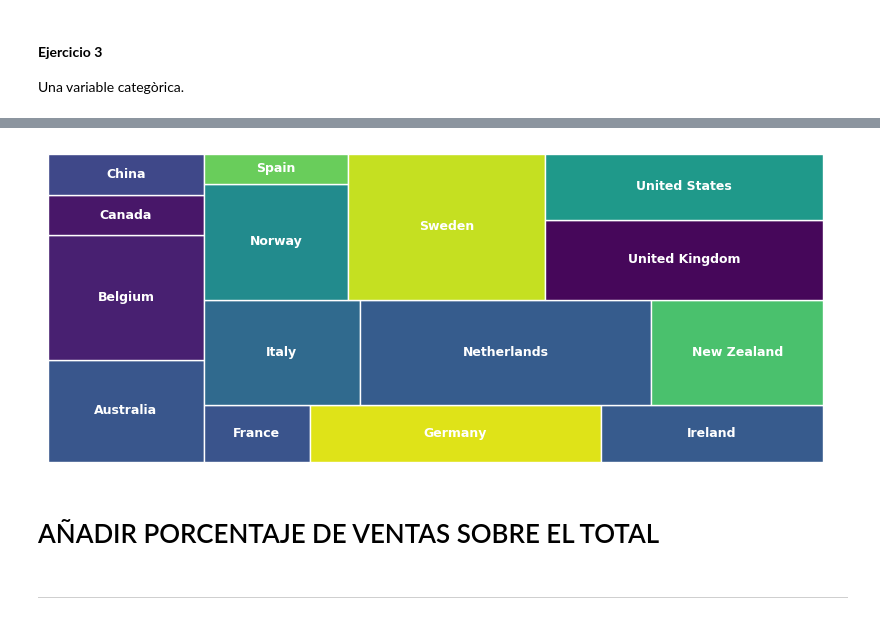
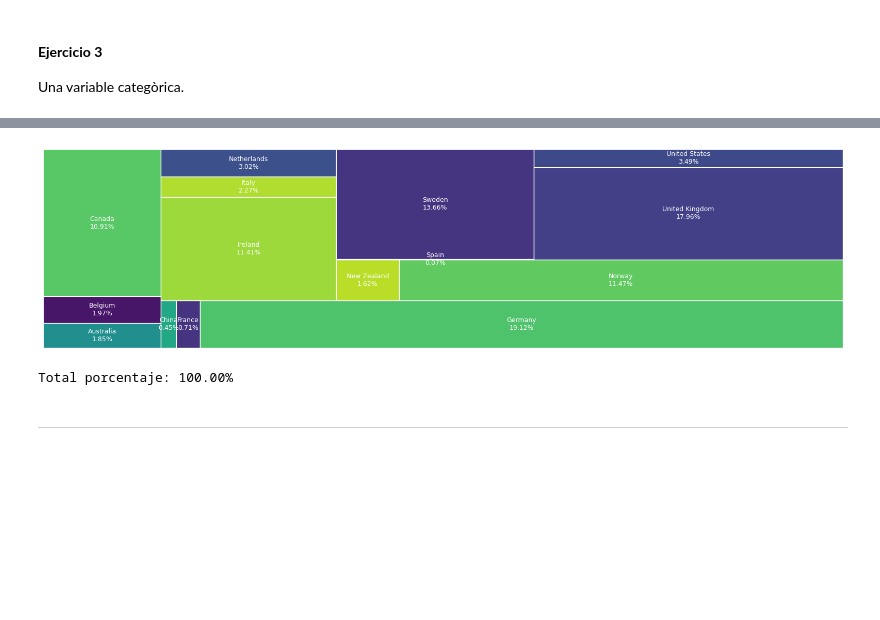
Before and after one commit to Muriburu/ITAcademy, a Jupyter notebook: Sprint 8 - Visualitzacions en Python Scripts en Power BI/Tarea S801.ipynb, the cells around one changed output, grey strips where cells are left out. Cells and saved outputs as stored; diff of their text form; code cells hidden in the pictures; blank space fills up the shorter version.

```diff
--- a/Sprint 8 - Visualitzacions en Python Scripts en Power BI/Tarea S801.ipynb
+++ b/Sprint 8 - Visualitzacions en Python Scripts en Power BI/Tarea S801.ipynb
@@ -270,27 +229,32 @@ plt.show()
 # %%
+# Unir transactions con companies para obtener el país del vendedor
+transactions_with_companies = dict_transactions['transactions'].merge(dict_transactions['companies'][['company_id', 'country']], on='company_id', how='left')
+
 # Agrupo por país y sumo las ventas
-country_amounts = accepted_transactions.groupby(dict_transactions['companies']['country'])['amount'].sum().reset_index()
-# percentage = [percentage for country_amounts[country] in country_amounts]
+country_sum_accepted_sales = transactions_with_companies.groupby('country')['amount'].sum().reset_index()
+total_accepted_amount = country_sum_accepted_sales['amount'].sum()
+percentage = [amount / total_accepted_amount * 100 for amount in country_sum_accepted_sales['amount']]     # list comprehension
 
-S = country_amounts['amount']
-L = country_amounts['country']
+S = country_sum_accepted_sales['amount']
+L = country_sum_accepted_sales['country']
 
 # create a figure
-fig, ax = plt.subplots(figsize=(10,4))
-ax.set_axis_off()
+fig, ax = plt.subplots(figsize=(20,5))
 
 # add treemap
 squarify.plot(
    sizes=S,
-   label=L,
+   label= [f"{country}\n{pct:.2f}%" for country, pct in zip(L, percentage)],     # tengo que unir el nombre del país con su porcentaje
    ax=ax,
    ec= 'white',
-   text_kwargs={'color': 'white', 'fontweight': 'bold', 'fontsize': 9}
+   text_kwargs={'color': 'white', 'fontsize': 9}
 )
+plt.axis('off')
 
 # display plot
 plt.show()
+
+print(f"Total porcentaje: {sum(percentage):.2f}%")
 # %% [output]
-[figure, old version]
+[figure, new version]
+Total porcentaje: 100.00%
-# %% [markdown]
-# AÑADIR PORCENTAJE DE VENTAS SOBRE EL TOTAL
```
Also changed, not shown: parts of 29 cells of this notebook.
